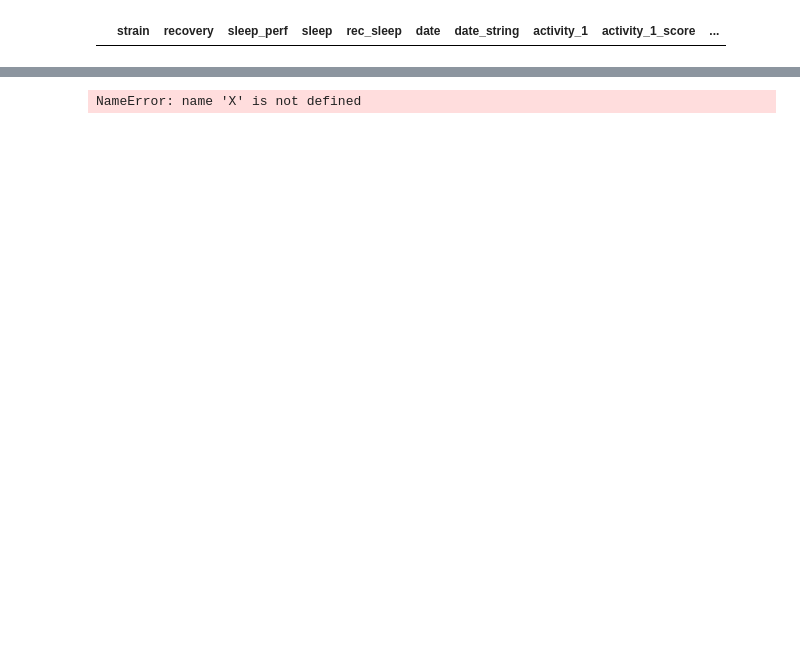
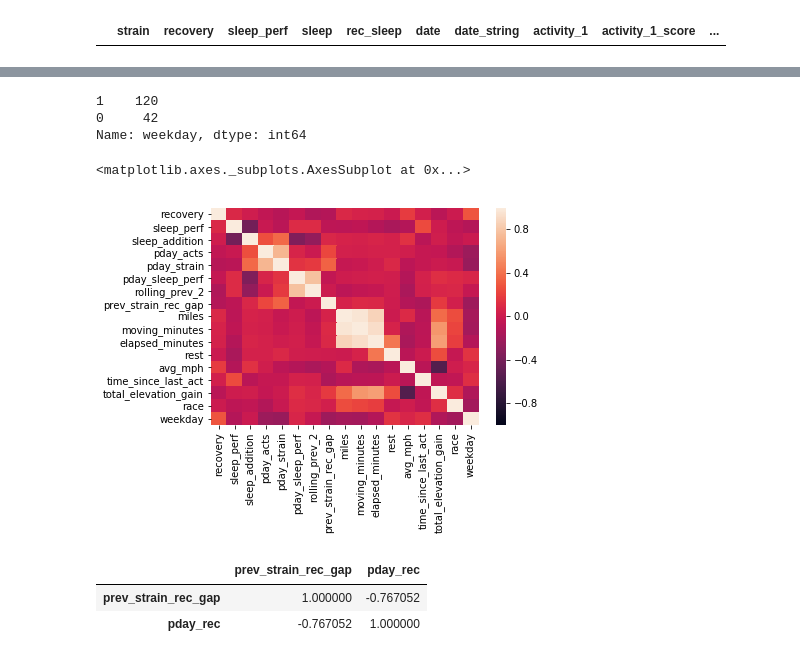
Before and after one commit to irickman/WHOOP-Strava-data, a Jupyter notebook: Data Exploration.ipynb, the cells around one changed output, grey strips where cells are left out. Cells and saved outputs as stored; diff of their text form; code cells hidden in the pictures; blank space fills up the shorter version.

```diff
--- a/Data Exploration.ipynb
+++ b/Data Exploration.ipynb
@@ -322,0 +395,7 @@ See the caveats in the documentation: http://pandas.pydata.org/pandas-docs/stabl
+# %%
+print(single_acts.columns)
+strava_keep=['miles','date_string','moving_minutes','elapsed_minutes','rest','avg_mph','time_since_last_act','start_date',
+             'total_elevation_gain','race','order','miles_last_month','avg_mph_last_month', 'miles_last_week',
+             'avg_mph_last_week','miles_pct_last_week', 'miles_pct_last_month', 'mph_diff_last_week',
+             'mph_diff_last_month']
+strava_df=single_acts[strava_keep]
@@ -322,0 +417,10 @@ See the caveats in the documentation: http://pandas.pydata.org/pandas-docs/stabl
+# %%
+if whoop_df.date_string.dtype!='<M8[ns]':
+    whoop_df.date_string=pd.to_datetime(whoop_df.date_string)
+strava_df.date_string=pd.to_datetime(strava_df.date_string)
+data=whoop_df.merge(strava_df, left_on=['date_string','order'],right_on=['date_string','order'])
+data.sort_values('date_string').head()
+## dropping the first two dates
+## also dropping april 10th because i didn't wear my whoop that day
+data=data[~data.date_string.isin(['2018-05-31','2018-06-03','2019-04-10'])]
+data.isnull().sum()
@@ -354,16 +473,33 @@ data[data.recovery.isnull()]
+# %%
+# adding a column for a weekday
+data['weekday']=data['date'].apply(lambda x: 0 if 'Sat' in x or 'Sun' in x else 1 )
+data.weekday.value_counts()
+# %% [output]
+1    120
+0     42
+Name: weekday, dtype: int64
 # %%
 data.dropna(inplace=True)
-X=all_acts.drop(['strain','date','rec_color','pday_rec_col','activity_total','month','day_x','year','date_string','activity','score',
-                 'order','start_date','day_y'],axis=1)
-y=all_acts.score
+X=data.drop(['strain','date','rec_color','pday_rec_col','activity_total','date_string','activity','score',
+                 'order','start_date','sleep','pday_rec','rec_sleep','pday_sleep'],axis=1) ## dropping pday_rec and sleep because of correlation with other better metrics
+y=data.score
 # %%
 ## linear reg function
 def linreg_infer(subset=False, x=X, targ=y):
     if subset!=False:
         x=X[subset]
-    X=sm.add_constant(X)
-    lr=sm.OLS(y, X)
+    x=sm.add_constant(x)
+    lr=sm.OLS(y, x)
     res=lr.fit()
     print(res.summary())
-# %% [output]
-NameError: name 'X' is not defined
+# %%
+sns.heatmap(X.corr(),vmin=-1, vmax=1)
+# %% [output]
+<matplotlib.axes._subplots.AxesSubplot at 0x...>
+[figure, added]
+# %%
+data[['prev_strain_rec_gap','pday_rec']].corr()
+# %% [output]
+|  | prev_strain_rec_gap | pday_rec |
+| prev_strain_rec_gap | 1.000000 | -0.767052 |
+| pday_rec | -0.767052 | 1.000000 |
```
Also changed, not shown: parts of 40 cells of this notebook, 2 other files.
